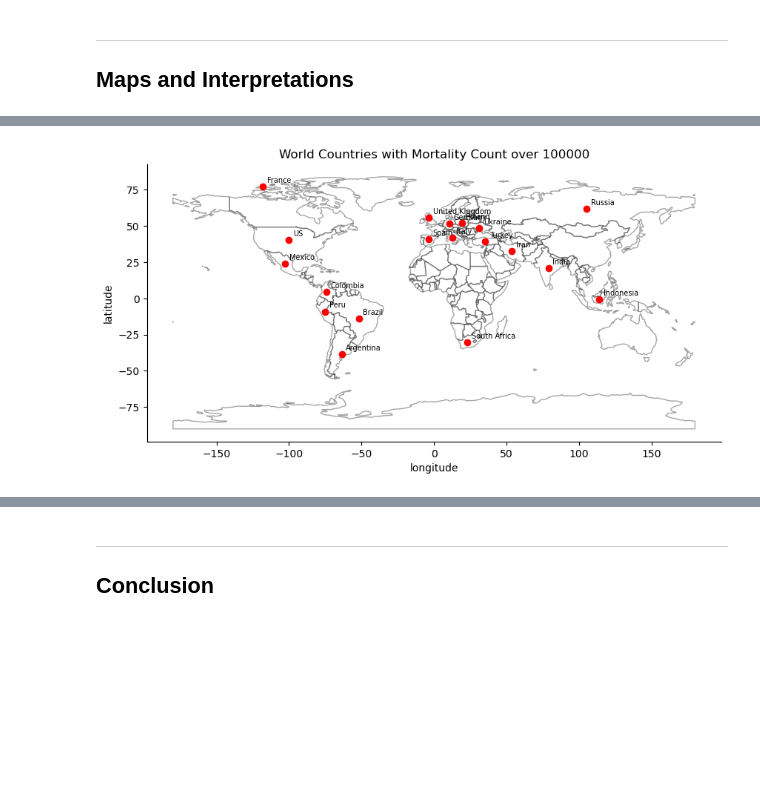
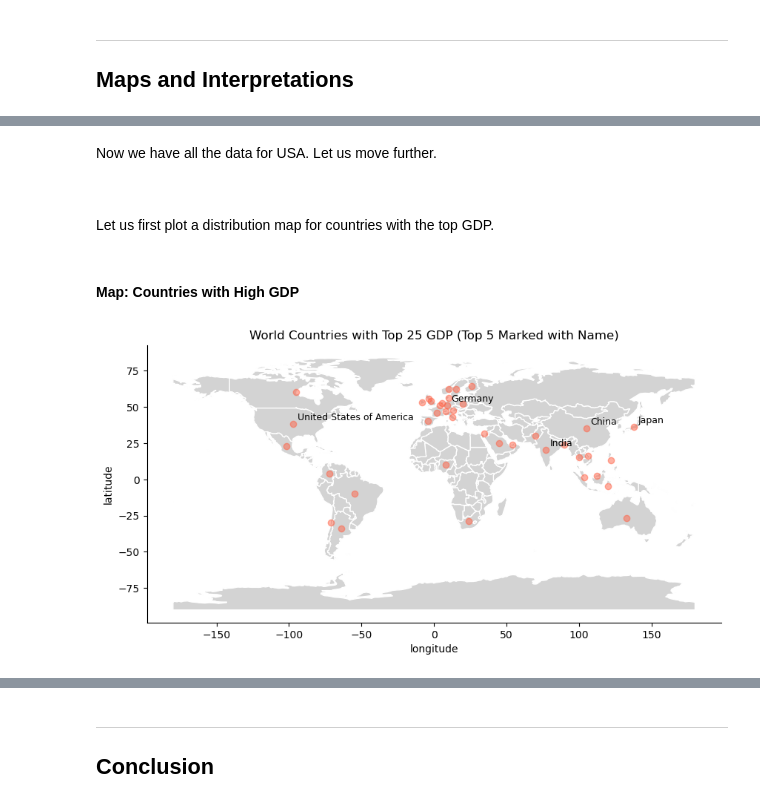
Before and after one commit to robinasaki/Analyzing-the-COVID-19-Mortality-Rate-with-respect-to-Different-Variables, a Jupyter notebook: Analyzing the COVID-19 Mortality Rate with respect to Different Variables.ipynb, the cells around one changed output, grey strips where cells are left out. Saved outputs shown, nothing was run; the diff lists cells and outputs as text; code cells hidden in the pictures; blank space fills up the shorter version.

```diff
--- a/Analyzing the COVID-19 Mortality Rate with respect to Different Variables.ipynb
+++ b/Analyzing the COVID-19 Mortality Rate with respect to Different Variables.ipynb
@@ -1526,40 +1613,51 @@ This is reasonable as a higher literacy rate implies a better public education,
+# %%
+df = pd.DataFrame([['United States of America', 38, -97, 'High', 1.09087, 23320000000000, 331900000, 103000000, 1130000]], columns=['Country', 'Lat', 'Long', 'Population Status', 'Mortality Rate (%)', 'GDP', 'Population', 'Cumulative Confirm', 'Cumulative Death'])
+if len(mapping) == 155:
+    mapping = mapping.append(df).reset_index(drop=True)
+
+# Long and Lat will be zipped and converted in the upcoming section
+# %% [markdown]
+Now we have all the data for USA. Let us move further.
+
+<br>
+# %% [markdown]
+Let us first plot a distribution map for countries with the top GDP.
+# %% [markdown]
+#### Map: Countries with High GDP
 # %%
-# Read the file
-df = pd.read_csv('https://raw.githubusercontent.com/CSSEGISandData/COVID-19/master/csse_covid_19_data/csse_covid_19_time_series/time_series_covid19_deaths_global.csv', on_bad_lines='skip')
-df = df.groupby(df['Country/Region']).sum().reset_index()
-df = df[df['1/24/23'] > 100000]
+# copy the mapping data
+df = mapping.copy()
+
+# read the world data and setting up the GeoDataFrame
+quantile = mapping['GDP'].quantile(.75)
+df = df[df['GDP'] >= quantile]
 df.at[190,'Lat'] = 55.3781
 df.at[190,'Long'] = -3.4360
 world = gpd.read_file(gpd.datasets.get_path("naturalearth_lowres"))
-
-# Make the geodataframe
 df['Coordinates'] = list(zip(df.Long, df.Lat))
 df['Coordinates'] = df['Coordinates'].apply(Point)
 gdf = gpd.GeoDataFrame(df, geometry="Coordinates")
 world = gpd.read_file(gpd.datasets.get_path("naturalearth_lowres"))
 world = world.set_index("iso_a3")
 
-# Plotting
+# plotting
 fig, gax = plt.subplots(figsize = (10,8))
-
-# Plot the continent
-world.plot(ax=gax, edgecolor='black',color='white', alpha = 0.35)
+world.plot(ax=gax, edgecolor='white',color='lightgray')
 gax.set_xlabel('longitude')
 gax.set_ylabel('latitude')
 gax.spines['top'].set_visible(False)
 gax.spines['right'].set_visible(False)
-
-gdf.plot(ax=gax, color='red')
-
+gdf.plot(ax=gax, color='tomato', alpha=0.5)
 gax.set_xlabel('longitude')
 gax.set_ylabel('latitude')
-gax.set_title('World Countries with Mortality Count over 100000')
-
+gax.set_title('World Countries with Top 25 GDP (Top 5 Marked with Name)')
 gax.spines['top'].set_visible(False)
 gax.spines['right'].set_visible(False)
 
-# label the cities
-for x, y, label in zip(gdf['Coordinates'].x, gdf['Coordinates'].y, gdf['Country/Region']):
-   gax.annotate(label, xy=(x,y), xytext=(4,4), textcoords='offset points', color = 'black', size = 7)
+# naming the top 5 GPD
+num = 5
+gdf2 = gdf.dropna(0).sort_values('GDP', ascending=False).head(num)
+for x, y, label in zip(gdf2['Coordinates'].x, gdf2['Coordinates'].y, gdf2['Country']):
+   gax.annotate(label, xy=(x,y), xytext=(4,4), textcoords='offset points', color = 'black', size = 9)
 # %% [output]
-[figure, old version]
+[figure, new version]
```
Also changed, not shown: parts of 17 cells of this notebook.
